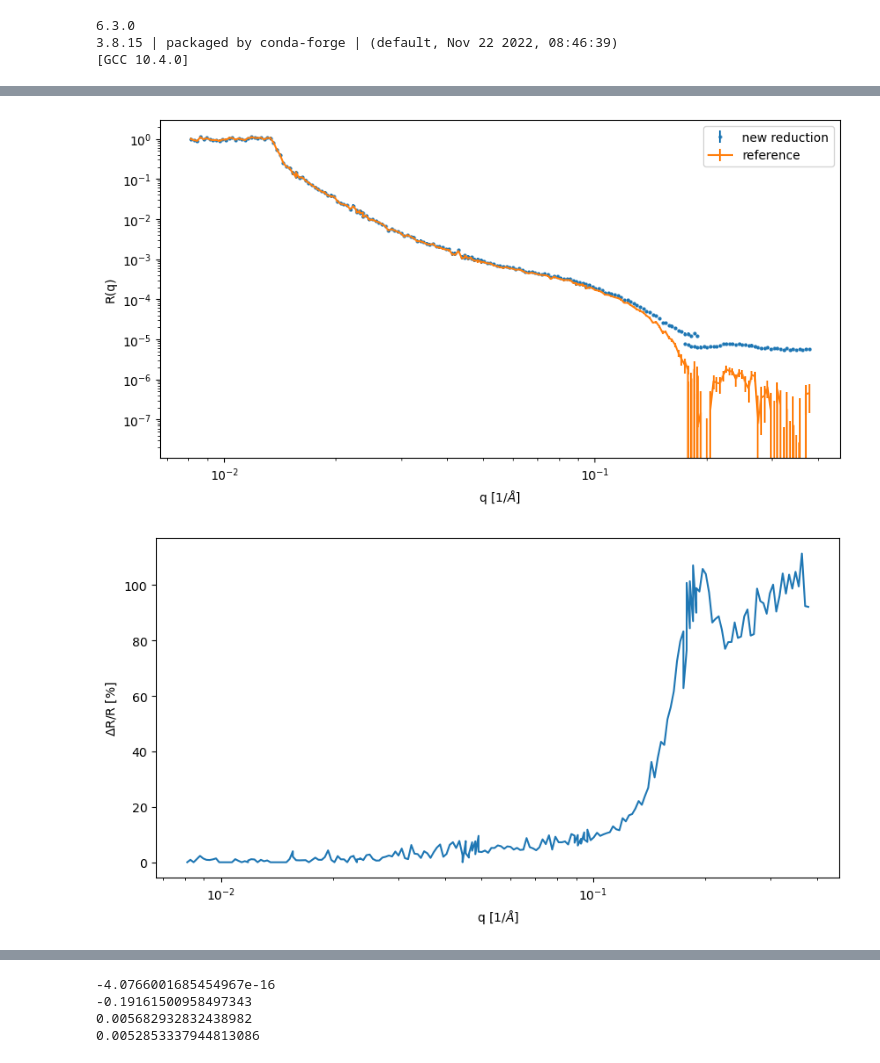
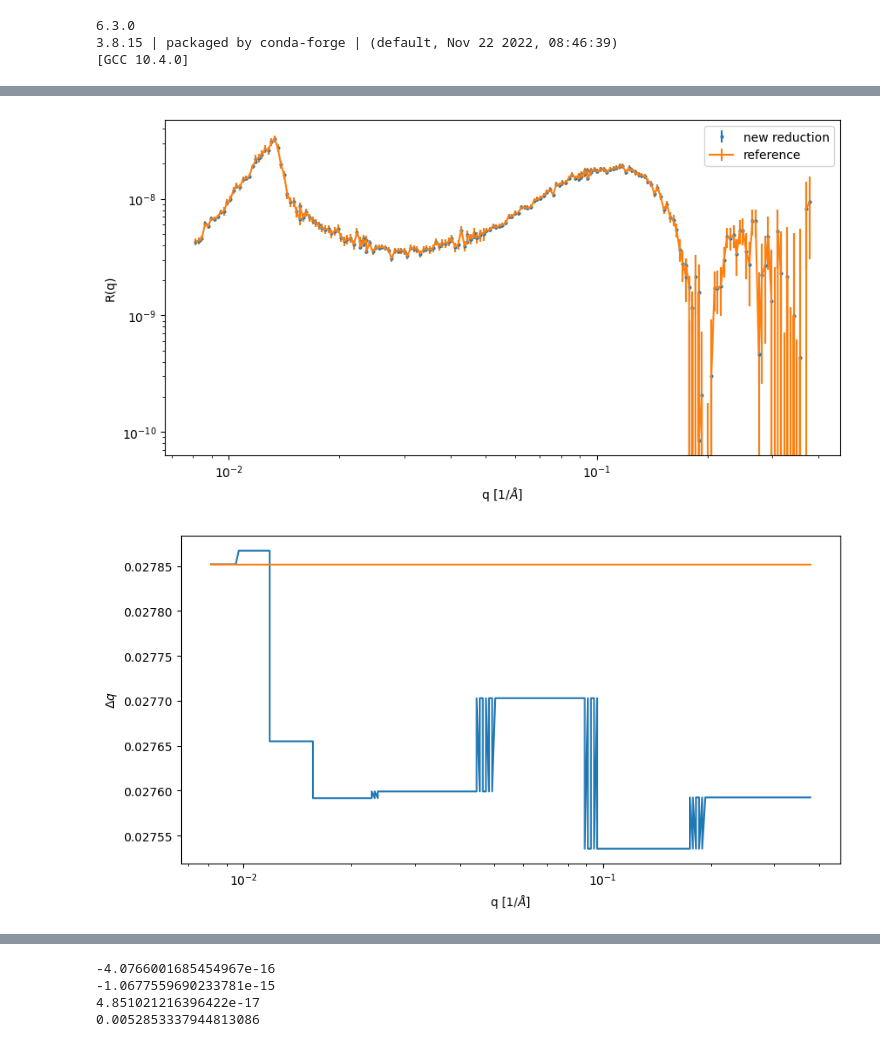
Before and after one commit to neutrons/LiquidsReflectometer, a Jupyter notebook: reduction/notebooks/workflow.ipynb, the cells around one changed output, grey strips where cells are left out. Cells and saved outputs as stored; diff of their text form; code cells hidden in the pictures.

```diff
--- a/reduction/notebooks/workflow.ipynb
+++ b/reduction/notebooks/workflow.ipynb
@@ -64,44 +73,34 @@ if os.path.isfile(reduced_path):
 reduced_path = os.path.join(data_dir, 'REFL_198409_combined_data_auto.txt')
 if os.path.isfile(reduced_path):
     _refl = np.loadtxt(reduced_path).T
 
 fig, ax = plt.subplots(figsize=(10,5))
-plt.errorbar(_refl[0], _refl[1], yerr=_refl[2], markersize=4, marker='.', linestyle='', label='new reduction')
-plt.errorbar(_data[0], _data[1], yerr=_data[2], markersize=4, marker='', linestyle='-', label='reference')
+plt.errorbar(_refl[0], _refl[1]*_refl[0]**4, yerr=_refl[2]*_refl[0]**4, markersize=4, marker='.', linestyle='', label='new reduction')
+plt.errorbar(_data[0], _data[1]*_data[0]**4, yerr=_data[2]*_data[0]**4, markersize=4, marker='', linestyle='-', label='reference')
 
 plt.legend()
 plt.xlabel('q [$1/\AA$]')
 plt.ylabel('R(q)')
 ax.set_yscale('log')
 ax.set_xscale('log')
 plt.show()
 
 if len(_data[1])==len(_refl[1]):
-    delta = np.fabs(_data[1]-_refl[1])/_refl[1]*100
-    fig, ax = plt.subplots(figsize=(10,5))
-    plt.plot(_refl[0], delta)
-
-    plt.xlabel('q [$1/\AA$]')
-    plt.ylabel('$\Delta$R/R [%]')
-    ax.set_yscale('linear')
-    ax.set_xscale('log')
-    plt.show()
-
     # dQ is computed for each run in the new implementation
     fig, ax = plt.subplots(figsize=(10,5))
     plt.plot(_refl[0], _refl[3]/_refl[0], label="new_reduction")
     plt.plot(_data[0], _data[3]/_data[0], label="reference")
 
     plt.xlabel('q [$1/\AA$]')
     plt.ylabel('$\Delta q$')
     ax.set_yscale('linear')
     ax.set_xscale('log')
     plt.show()
 else:
     print("len(ref) = %s; len(new) = %s" % (len(_data[1]), len(_refl[1])))
 
 for i in range(4):
     print(np.sum(_data[i]-_refl[i]))
 # %% [output]
-[figure, old version]
+[figure, new version]
-[figure, old version]
+[figure, new version]
@@ -109,6 +107,6 @@ for i in range(4):
 -4.0766001685454967e-16
--0.19161500958497343
-0.005682932832438982
+-1.0677559690233781e-15
+4.851021216396422e-17
 0.0052853337944813086
 # %%
 importlib.reload(workflow)
```
Also changed, not shown: parts of 3 cells of this notebook, 9 other files.
